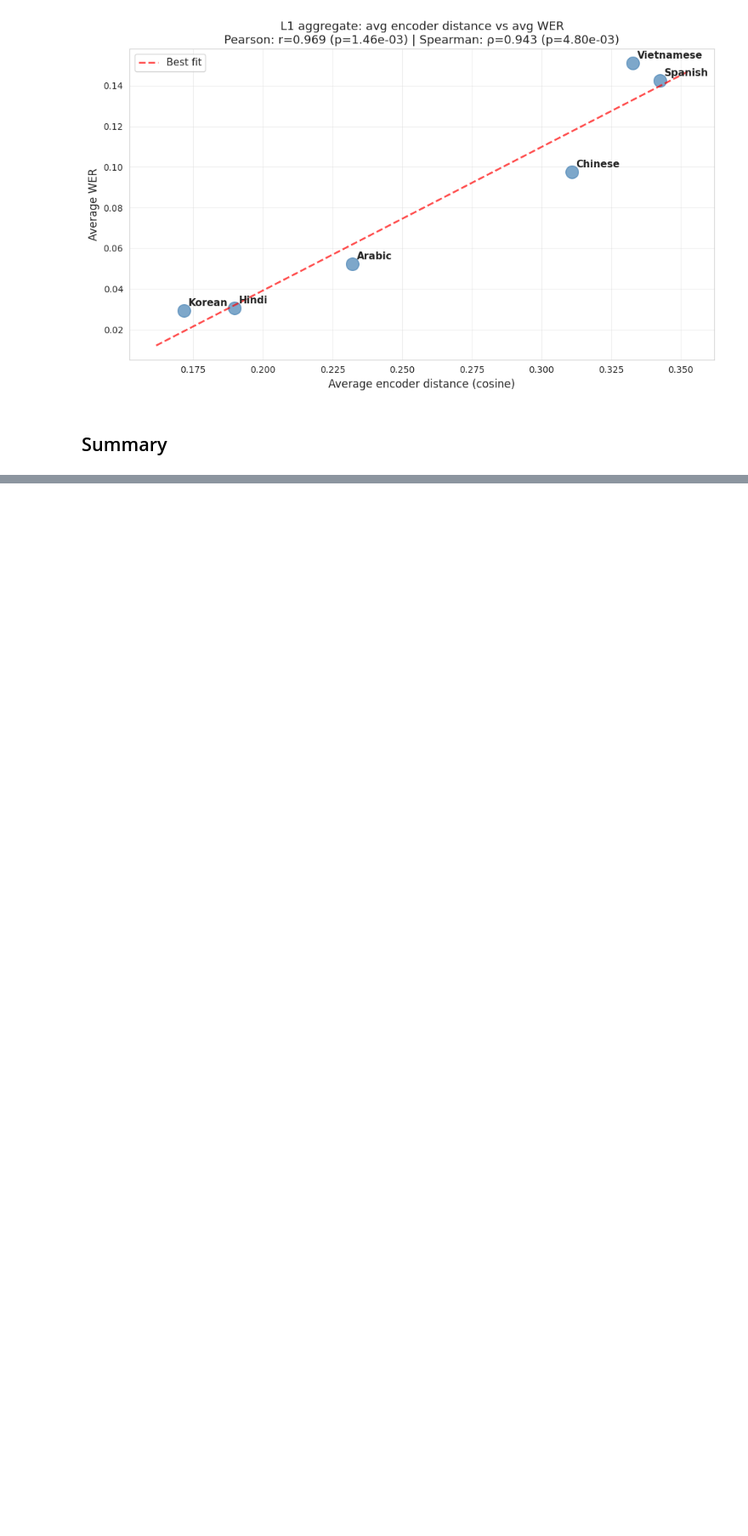
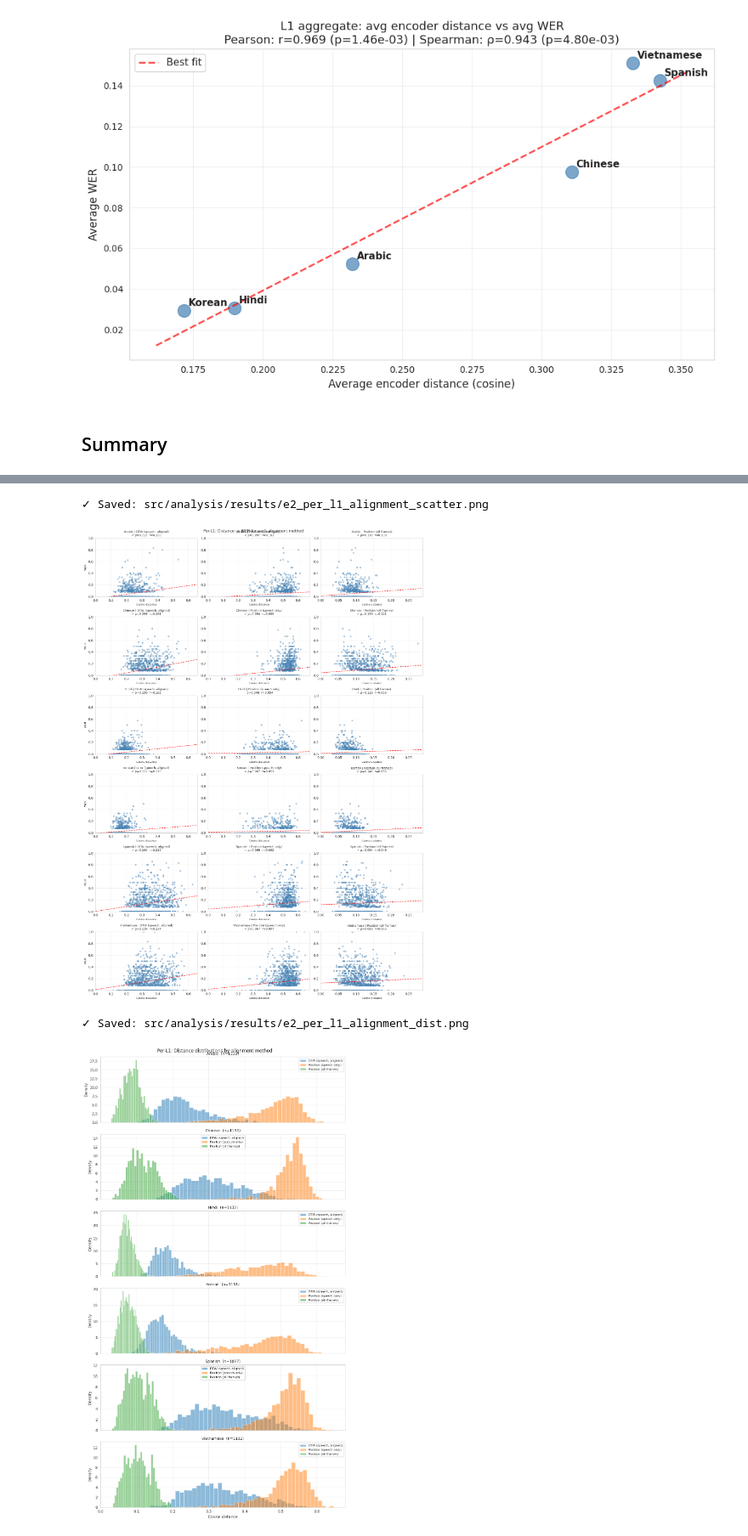
Before and after one commit to Tisya-V/accent-robust-asr, a Jupyter notebook: src/analysis/e2_encoder_wer_correlation.ipynb, the cells around one changed output, grey strips where cells are left out. Shown at 85% size. Drawn from its saved outputs; the diff is of its cells as text; code cells hidden in the pictures; blank space fills up the shorter version.

```diff
--- a/src/analysis/e2_encoder_wer_correlation.ipynb
+++ b/src/analysis/e2_encoder_wer_correlation.ipynb
@@ -812,0 +1079,78 @@ print("\n" + "="*70)
+# %%
+l1s = sorted(valid_combined["L1"].unique())
+metrics = [
+    ("dtw_dist",        "DTW (speech, aligned)"),
+    ("pos_dist_speech", "Position (speech only)"),
+    ("pos_dist_all",    "Position (all frames) "),
+]
+n_l1 = len(l1s)
+
+# Global x limits per metric (same scale across all L1 rows for comparison)
+x_lims = {
+    col: (0, valid_combined[col].dropna().max() * 1.05)
+    for col, _ in metrics
+}
+
+# ── Per-L1 scatter: one row per L1, one column per metric ─────────────────
+fig, axes = plt.subplots(n_l1, 3, figsize=(15, 3.5 * n_l1))
+
+for row, l1 in enumerate(l1s):
+    sub = valid_combined[valid_combined["L1"] == l1]
+    for col_idx, (metric_col, metric_label) in enumerate(metrics):
+        ax = axes[row, col_idx]
+        s = sub.dropna(subset=[metric_col])
+        ax.scatter(s[metric_col], s["wer"], alpha=0.4, s=18, color="steelblue")
+
+        if len(s) > 2:
+            xlo, xhi = x_lims[metric_col]
+            z = np.polyfit(s[metric_col], s["wer"], 1)
+            x_fit = np.linspace(xlo, xhi, 100)
+            ax.plot(x_fit, np.poly1d(z)(x_fit), "r--", linewidth=1.5, alpha=0.8)
+            sr, sp = spearmanr(s[metric_col], s["wer"])
+            pr, pp = pearsonr(s[metric_col], s["wer"])
+            sig = "✓" if sp < 0.05 else " "
+            ax.set_title(f"{l1} | {metric_label.strip()}\n{sig} ρ={sr:.3f}  r={pr:.3f}", fontsize=9)
+        else:
+            ax.set_title(f"{l1} | {metric_label.strip()}\nn/a", fontsize=9)
+
+        ax.set_xlim(*x_lims[metric_col])
+        ax.set_ylim(0, 1)
+        ax.set_xlabel("Cosine distance", fontsize=8)
+        ax.grid(True, alpha=0.3)
+        if col_idx == 0:
+            ax.set_ylabel("WER", fontsize=9)
+
+plt.suptitle("Per-L1: Distance vs WER for each alignment method", fontsize=12)
+plt.tight_layout()
+plt.savefig(f"{ROOT}/src/analysis/results/e2_per_l1_alignment_scatter.png", dpi=150, bbox_inches="tight")
+print("✓ Saved: src/analysis/results/e2_per_l1_alignment_scatter.png")
+plt.show()
+
+# ── Per-L1 distance distributions (shared x axis across L1 rows) ──────────
+x_global_max = max(valid_combined[col].dropna().max() for col, _ in metrics) * 1.05
+
+fig, axes = plt.subplots(n_l1, 1, figsize=(10, 3 * n_l1), sharex=True)
+
+for row, l1 in enumerate(l1s):
+    ax = axes[row]
+    sub = valid_combined[valid_combined["L1"] == l1]
+    for metric_col, metric_label in metrics:
+        d = sub[metric_col].dropna()
+        ax.hist(d, bins=40, alpha=0.5, label=metric_label.strip(), density=True)
+    ax.set_title(f"{l1}  (n={len(sub)})", fontsize=10)
+    ax.set_xlim(0, x_global_max)
+    ax.set_ylabel("Density")
+    ax.legend(fontsize=8)
+    ax.grid(True, alpha=0.3)
+
+axes[-1].set_xlabel("Cosine distance")
+plt.suptitle("Per-L1: Distance distributions by alignment method", fontsize=12)
+plt.tight_layout()
+plt.savefig(f"{ROOT}/src/analysis/results/e2_per_l1_alignment_dist.png", dpi=150, bbox_inches="tight")
+print("✓ Saved: src/analysis/results/e2_per_l1_alignment_dist.png")
+plt.show()
+# %% [output]
+✓ Saved: src/analysis/results/e2_per_l1_alignment_scatter.png
+[figure, added]
+✓ Saved: src/analysis/results/e2_per_l1_alignment_dist.png
+[figure, added]
```
Also changed, not shown: parts of 10 cells of this notebook, 9 other files.
